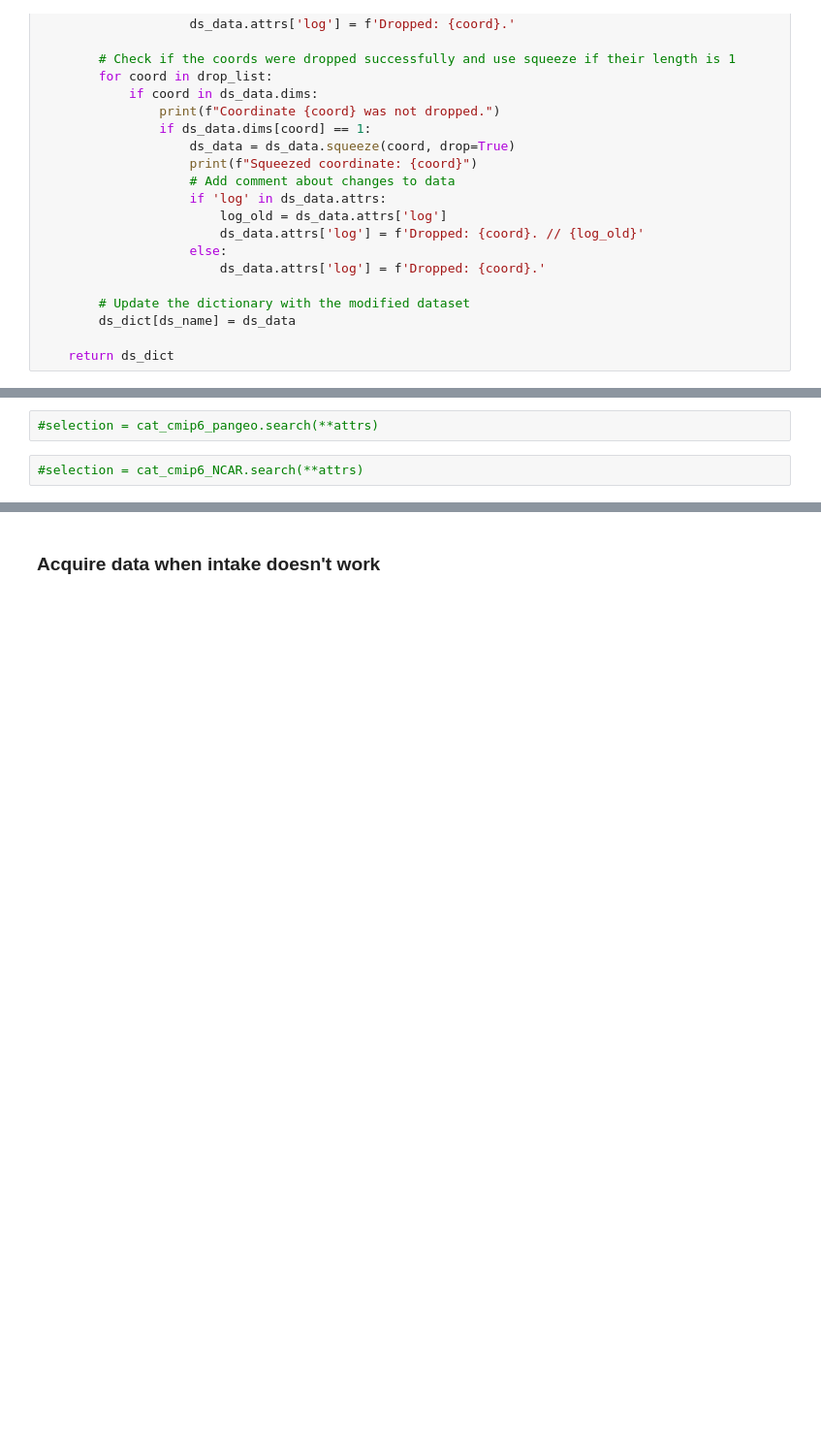
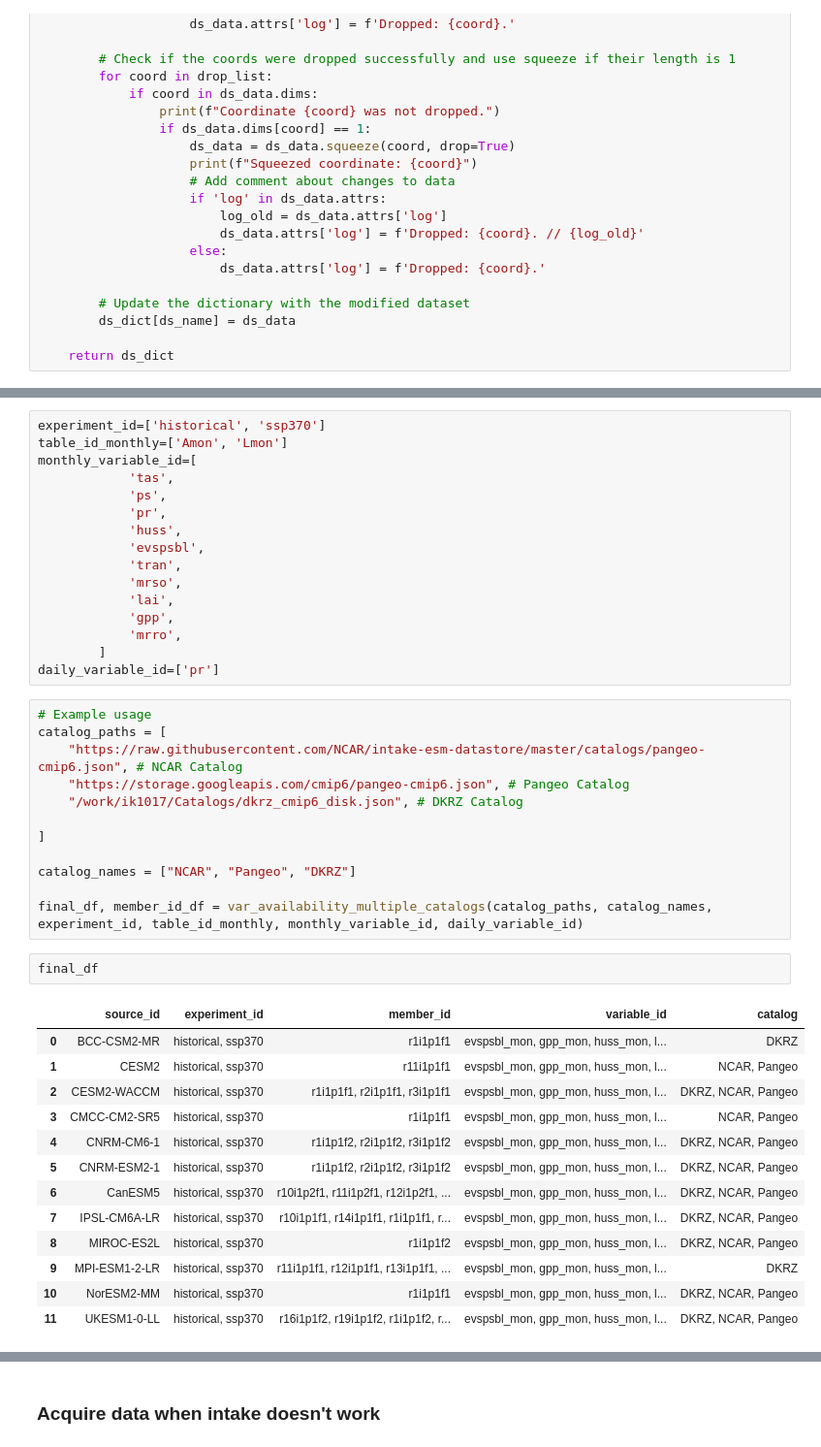
Before and after one commit to simonheselschwerdt/bgws_analysis, a Jupyter notebook: notebooks/import_and_save/CMIP6_intake.ipynb, the cells around one changed output, grey strips where cells are left out. Shown at 97% size. Cells and saved outputs as stored; diff of their text form; blank space fills up the shorter version.

```diff
--- a/notebooks/import_and_save/CMIP6_intake.ipynb
+++ b/notebooks/import_and_save/CMIP6_intake.ipynb
@@ -292,4 +406,44 @@ attrs = dict(
-# %%
-#selection = cat_cmip6_pangeo.search(**attrs)
-# %%
-#selection = cat_cmip6_NCAR.search(**attrs)
+# %%
+experiment_id=['historical', 'ssp370']
+table_id_monthly=['Amon', 'Lmon']
+monthly_variable_id=[
+            'tas',
+            'ps',
+            'pr',
+            'huss',
+            'evspsbl',
+            'tran',
+            'mrso',
+            'lai',
+            'gpp',
+            'mrro',
+        ]
+daily_variable_id=['pr']
+# %%
+# Example usage
+catalog_paths = [
+    "https://raw.githubusercontent.com/NCAR/intake-esm-datastore/master/catalogs/pangeo-cmip6.json", # NCAR Catalog
+    "https://storage.googleapis.com/cmip6/pangeo-cmip6.json", # Pangeo Catalog
+    "/work/ik1017/Catalogs/dkrz_cmip6_disk.json", # DKRZ Catalog
+
+]
+
+catalog_names = ["NCAR", "Pangeo", "DKRZ"]
+
+final_df, member_id_df = var_availability_multiple_catalogs(catalog_paths, catalog_names, experiment_id, table_id_monthly, monthly_variable_id, daily_variable_id)
+# %%
+final_df
+# %% [output]
+|  | source_id | experiment_id | member_id | variable_id | catalog |
+| 0 | BCC-CSM2-MR | historical, ssp370 | r1i1p1f1 | evspsbl_mon, gpp_mon, huss_mon, l... | DKRZ |
+| 1 | CESM2 | historical, ssp370 | r11i1p1f1 | evspsbl_mon, gpp_mon, huss_mon, l... | NCAR, Pangeo |
+| 2 | CESM2-WACCM | historical, ssp370 | r1i1p1f1, r2i1p1f1, r3i1p1f1 | evspsbl_mon, gpp_mon, huss_mon, l... | DKRZ, NCAR, Pangeo |
+| 3 | CMCC-CM2-SR5 | historical, ssp370 | r1i1p1f1 | evspsbl_mon, gpp_mon, huss_mon, l... | NCAR, Pangeo |
+| 4 | CNRM-CM6-1 | historical, ssp370 | r1i1p1f2, r2i1p1f2, r3i1p1f2 | evspsbl_mon, gpp_mon, huss_mon, l... | DKRZ, NCAR, Pangeo |
+| 5 | CNRM-ESM2-1 | historical, ssp370 | r1i1p1f2, r2i1p1f2, r3i1p1f2 | evspsbl_mon, gpp_mon, huss_mon, l... | DKRZ, NCAR, Pangeo |
+| 6 | CanESM5 | historical, ssp370 | r10i1p2f1, r11i1p2f1, r12i1p2f1, ... | evspsbl_mon, gpp_mon, huss_mon, l... | DKRZ, NCAR, Pangeo |
+| 7 | IPSL-CM6A-LR | historical, ssp370 | r10i1p1f1, r14i1p1f1, r1i1p1f1, r... | evspsbl_mon, gpp_mon, huss_mon, l... | DKRZ, NCAR, Pangeo |
+| 8 | MIROC-ES2L | historical, ssp370 | r1i1p1f2 | evspsbl_mon, gpp_mon, huss_mon, l... | DKRZ, NCAR, Pangeo |
+| 9 | MPI-ESM1-2-LR | historical, ssp370 | r11i1p1f1, r12i1p1f1, r13i1p1f1, ... | evspsbl_mon, gpp_mon, huss_mon, l... | DKRZ |
+| 10 | NorESM2-MM | historical, ssp370 | r1i1p1f1 | evspsbl_mon, gpp_mon, huss_mon, l... | DKRZ, NCAR, Pangeo |
+| 11 | UKESM1-0-LL | historical, ssp370 | r16i1p1f2, r19i1p1f2, r1i1p1f2, r... | evspsbl_mon, gpp_mon, huss_mon, l... | DKRZ, NCAR, Pangeo |
```
Also changed, not shown: parts of 30 cells of this notebook, 2 other files.
